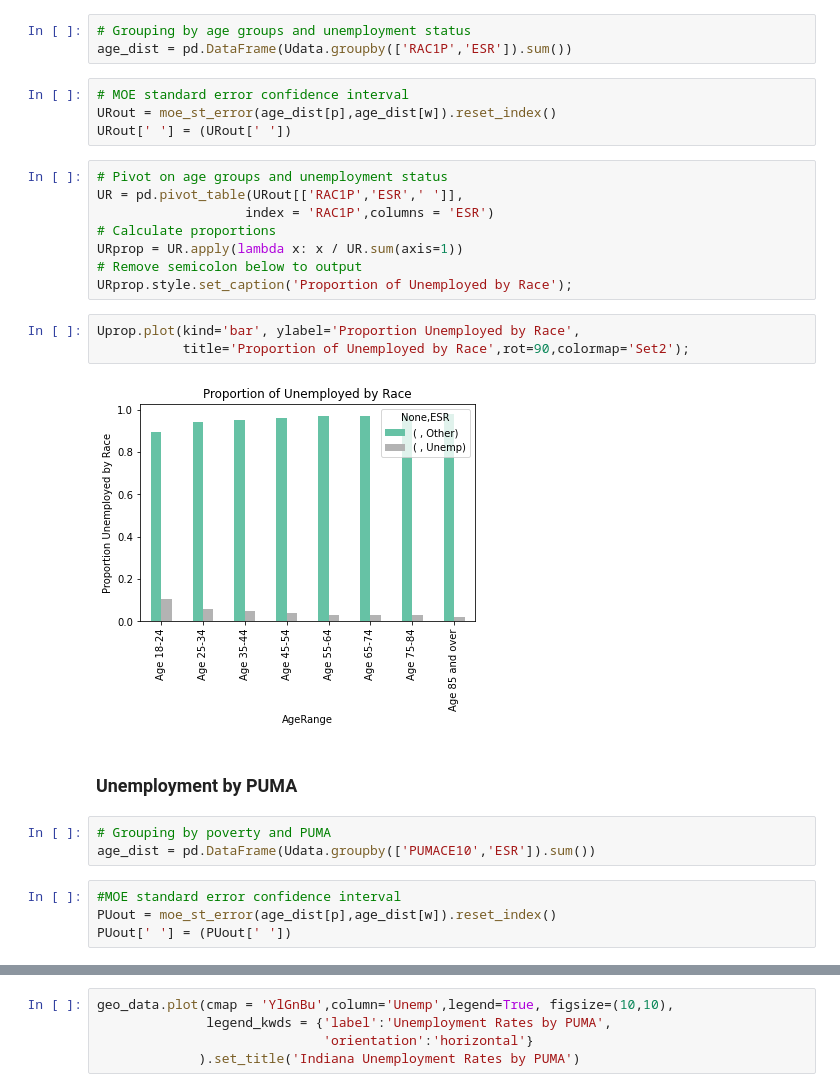
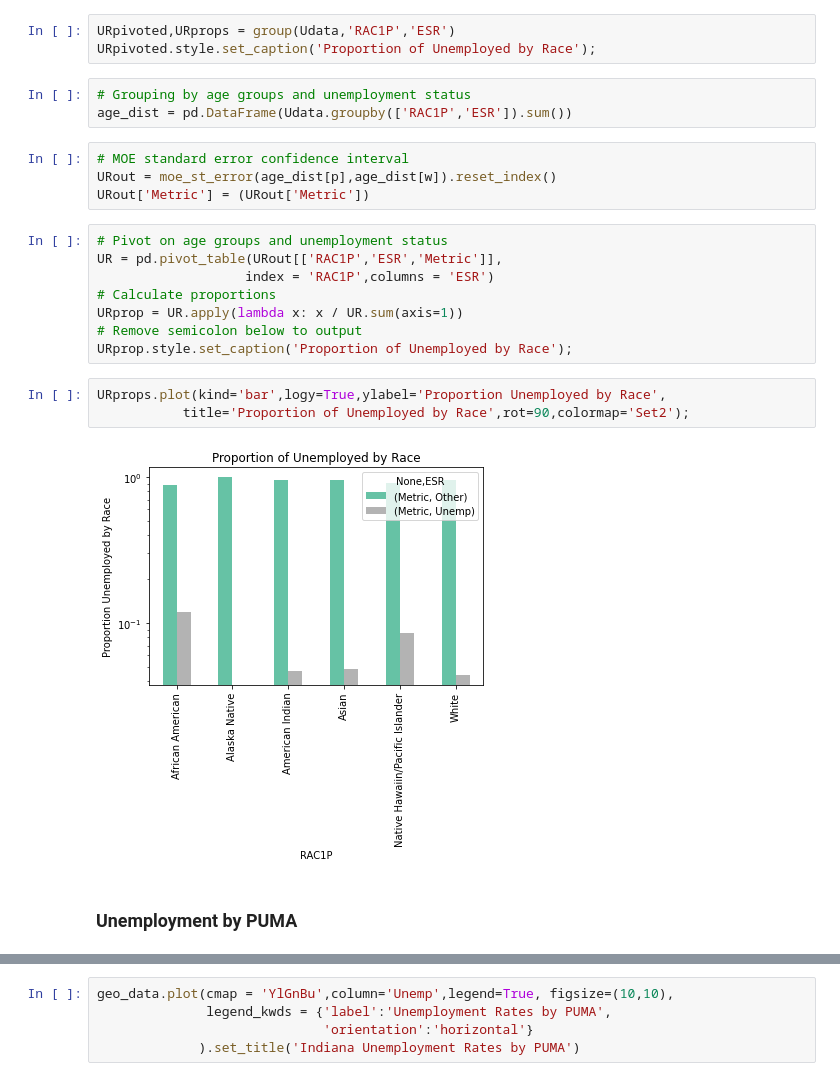
Before and after one commit to paradisal1/PUMS-EDA, a Jupyter notebook: Condensed_PUMS_Project.ipynb, the cells around one changed output, grey strips where cells are left out. Saved outputs shown, nothing was run; the diff lists cells and outputs as text.

```diff
--- a/Condensed_PUMS_Project.ipynb
+++ b/Condensed_PUMS_Project.ipynb
@@ -342,31 +214,27 @@ Uprop.plot(kind='bar', ylabel='Proportion Unemployed by Age',
 # %% [markdown]
 ### Unemployment by Race
+# %%
+URpivoted,URprops = group(Udata,'RAC1P','ESR')
+URpivoted.style.set_caption('Proportion of Unemployed by Race');
 # %%
 # Grouping by age groups and unemployment status
 age_dist = pd.DataFrame(Udata.groupby(['RAC1P','ESR']).sum())
 # %%
 # MOE standard error confidence interval
 URout = moe_st_error(age_dist[p],age_dist[w]).reset_index()
-URout[' '] = (URout[' '])
+URout['Metric'] = (URout['Metric'])
 # %%
 # Pivot on age groups and unemployment status
-UR = pd.pivot_table(URout[['RAC1P','ESR',' ']],
+UR = pd.pivot_table(URout[['RAC1P','ESR','Metric']],
                    index = 'RAC1P',columns = 'ESR')
 # Calculate proportions
 URprop = UR.apply(lambda x: x / UR.sum(axis=1))
 # Remove semicolon below to output
 URprop.style.set_caption('Proportion of Unemployed by Race');
 # %%
-Uprop.plot(kind='bar', ylabel='Proportion Unemployed by Race',
+URprops.plot(kind='bar',logy=True,ylabel='Proportion Unemployed by Race',
            title='Proportion of Unemployed by Race',rot=90,colormap='Set2');
 # %% [output]
-[figure, old version]
+[figure, new version]
 # %% [markdown]
 ### Unemployment by PUMA
-# %%
-# Grouping by poverty and PUMA
-age_dist = pd.DataFrame(Udata.groupby(['PUMACE10','ESR']).sum())
-# %%
-#MOE standard error confidence interval
-PUout = moe_st_error(age_dist[p],age_dist[w]).reset_index()
-PUout[' '] = (PUout[' '])
```
Also changed, not shown: parts of 57 cells of this notebook, 1 other file.
